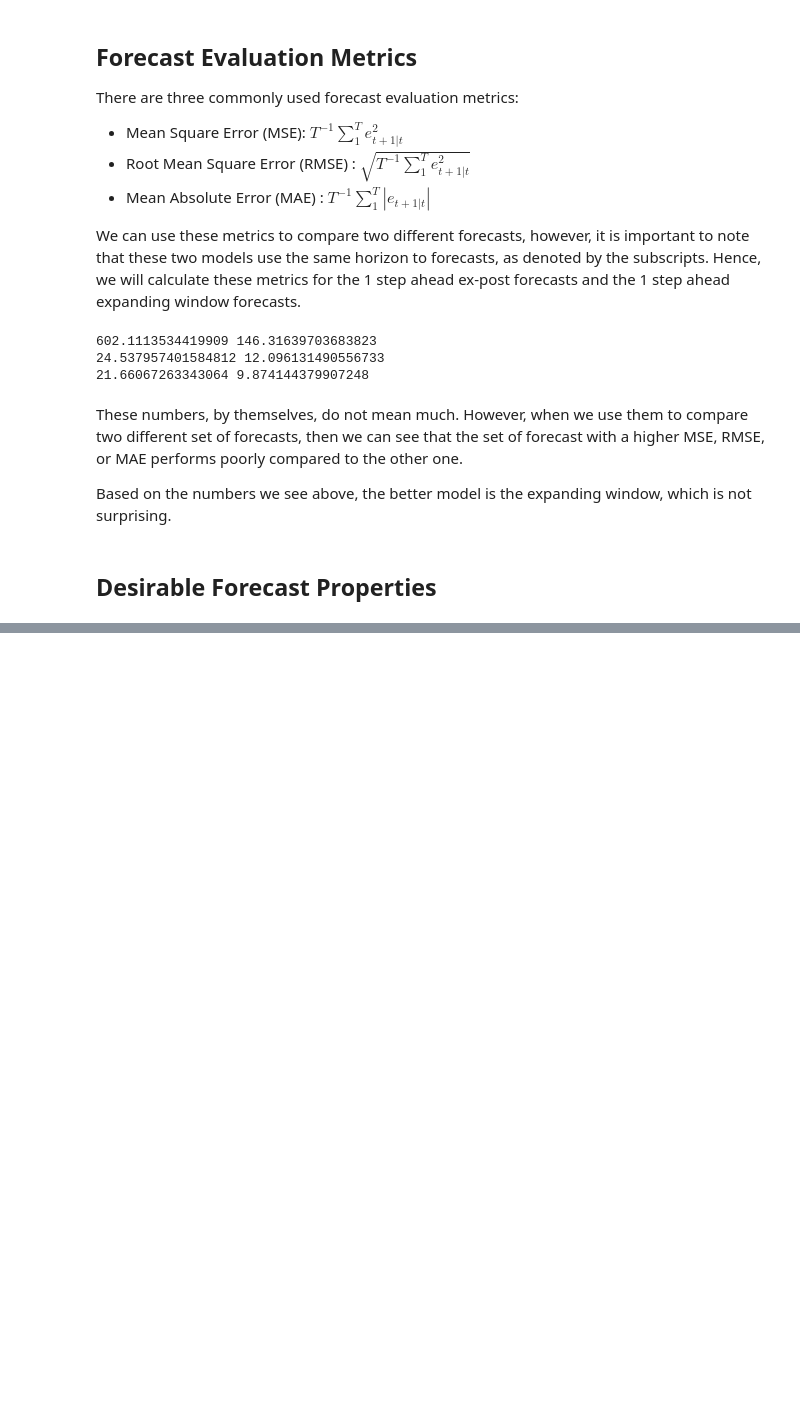
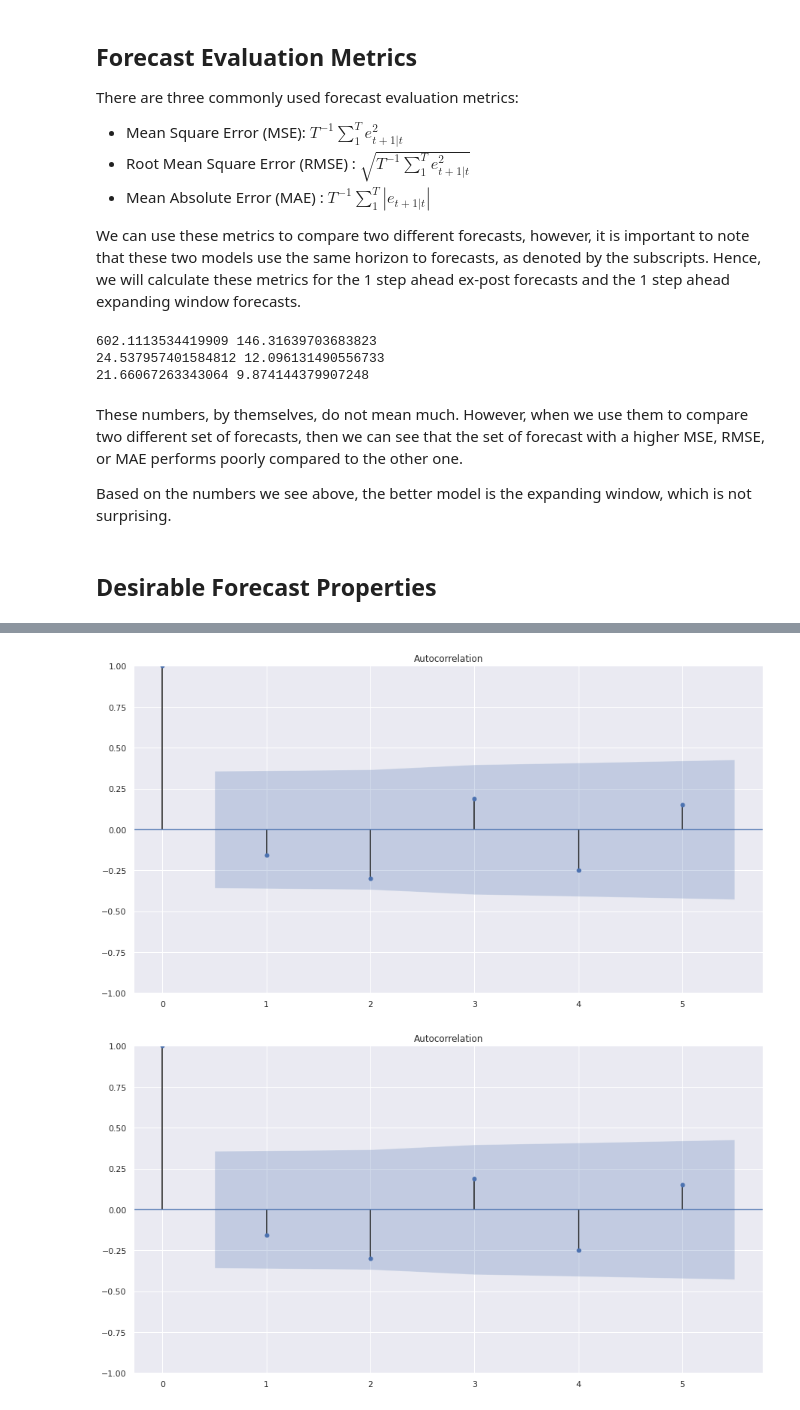
Before and after one commit to yankikalfa/MGTF-405-Business-Forecasting, a Jupyter notebook: Week_1.ipynb, the cells around one changed output, grey strips where cells are left out. Cells and saved outputs as stored; diff of their text form; code cells hidden in the pictures; blank space fills up the shorter version.

```diff
--- a/Week_1.ipynb
+++ b/Week_1.ipynb
@@ -471,0 +485,5 @@
+# %%
+sm.graphics.tsa.plot_acf(df_test['fe_h1_xw'].squeeze(), lags=5)
+# %% [output]
+[figure, added]
+[figure, added]
```
Also changed, not shown: parts of 35 cells of this notebook.
